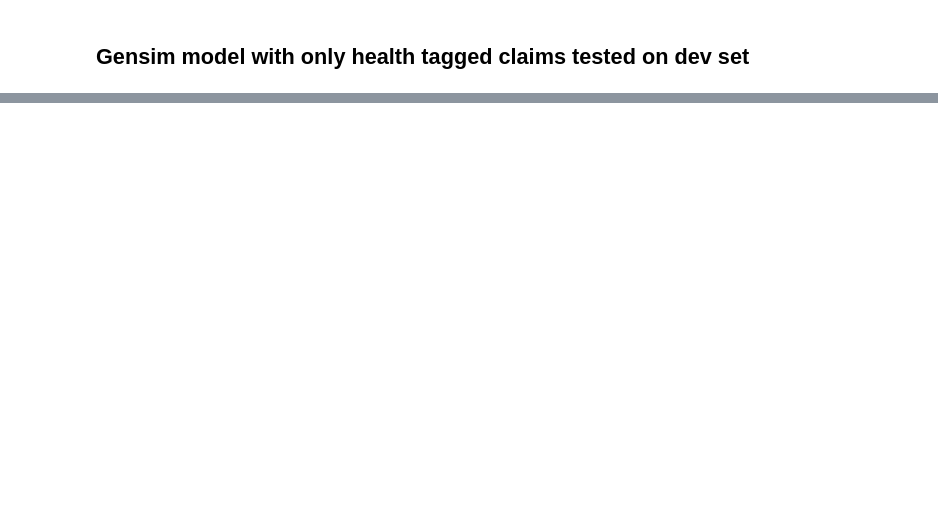
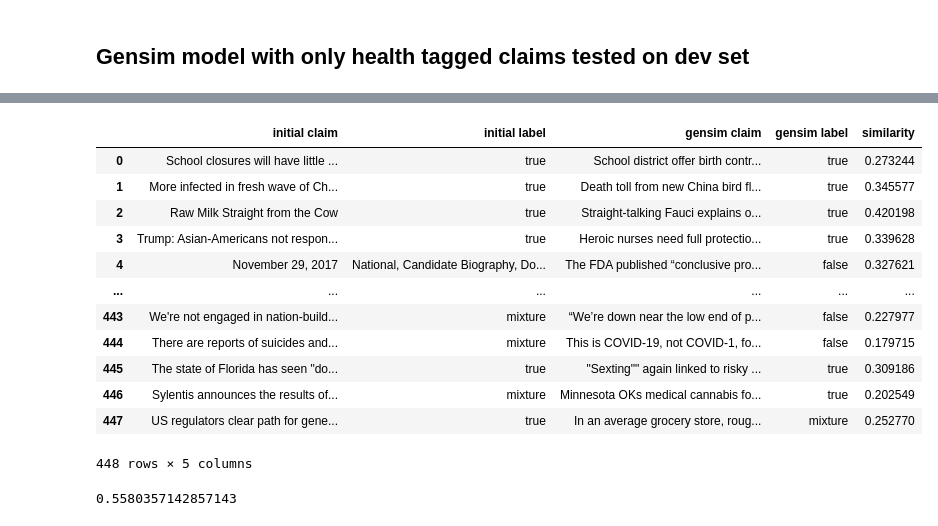
Before and after one commit to natalie-w/RedditHealthAdviceChecKer, a Jupyter notebook: model_notebook.ipynb, the cells around one changed output, grey strips where cells are left out. Saved outputs shown, nothing was run; the diff lists cells and outputs as text; code cells hidden in the pictures; blank space fills up the shorter version.

Commit message:
scores

```diff
--- a/model_notebook.ipynb
+++ b/model_notebook.ipynb
@@ -157,0 +163,28 @@ dev_health_df = dev[mask]
+# %%
+initial_claims = []
+initial_label = []
+gensim_claims = []
+gensim_label = []
+sims = []
+
+for i in range(len(dev_health_df['claim'])):
+    # claim
+    if i % 25 == 0:
+        print("On " + str(i) + " out of " + str(len(dev_health_df)))
+    claim = dev_health_df.iloc[i]['claim']
+    kw_vector = dictionary.doc2bow(jieba.lcut(claim))
+
+    # similarity
+    index = similarities.SparseMatrixSimilarity(tfidf[corpus], num_features = feature_cnt)
+    sim = index[tfidf[kw_vector]]
+
+    sim_df = pd.DataFrame({"claim": claims, "similarity": sim})
+    sim = sim_df.sort_values("similarity", ascending=False).iloc[0]['similarity']
+    top_claim = sim_df.sort_values("similarity", ascending=False).iloc[0]['claim']
+    top_label = pubhealth[pubhealth['claim'] == top_claim].iloc[0]['label']
+
+    initial_claims.append(claim)
+    initial_label.append(dev_health_df[dev_health_df["claim"] == claim].iloc[0]['label'])
+    sims.append(sim)
+    gensim_claims.append(top_claim)
+    gensim_label.append(top_label)
@@ -157,0 +210,30 @@ dev_health_df = dev[mask]
+# %%
+final_dev = pd.DataFrame({"initial claim": initial_claims, \
+                          "initial label": initial_label, \
+                          "gensim claim": gensim_claims, \
+                          "gensim label": gensim_label, \
+                          "similarity": sims})
+# %%
+final_dev
+# %% [output]
+|  | initial claim | initial label | gensim claim | gensim label | similarity |
+| 0 | School closures will have little ... | true | School district offer birth contr... | true | 0.273244 |
+| 1 | More infected in fresh wave of Ch... | true | Death toll from new China bird fl... | true | 0.345577 |
+| 2 | Raw Milk Straight from the Cow | true | Straight-talking Fauci explains o... | true | 0.420198 |
+| 3 | Trump: Asian-Americans not respon... | true | Heroic nurses need full protectio... | true | 0.339628 |
+| 4 | November 29, 2017 | National, Candidate Biography, Do... | The FDA published “conclusive pro... | false | 0.327621 |
+| ... | ... | ... | ... | ... | ... |
+| 443 | We're not engaged in nation-build... | mixture | “We’re down near the low end of p... | false | 0.227977 |
+| 444 | There are reports of suicides and... | mixture | This is COVID-19, not COVID-1, fo... | false | 0.179715 |
+| 445 | The state of Florida has seen "do... | true | "Sexting"" again linked to risky ... | true | 0.309186 |
+| 446 | Sylentis announces the results of... | mixture | Minnesota OKs medical cannabis fo... | true | 0.202549 |
+| 447 | US regulators clear path for gene... | true | In an average grocery store, roug... | mixture | 0.252770 |
+448 rows × 5 columns
+# %%
+final_dev['score'] = final_dev['initial label'] == final_dev['gensim label']
+
+# average score for all predictions
+
+sum(final_dev['score'])/len(final_dev)
+# %% [output]
+0.5580357142857143
```
Also changed, not shown: parts of 8 cells of this notebook.
